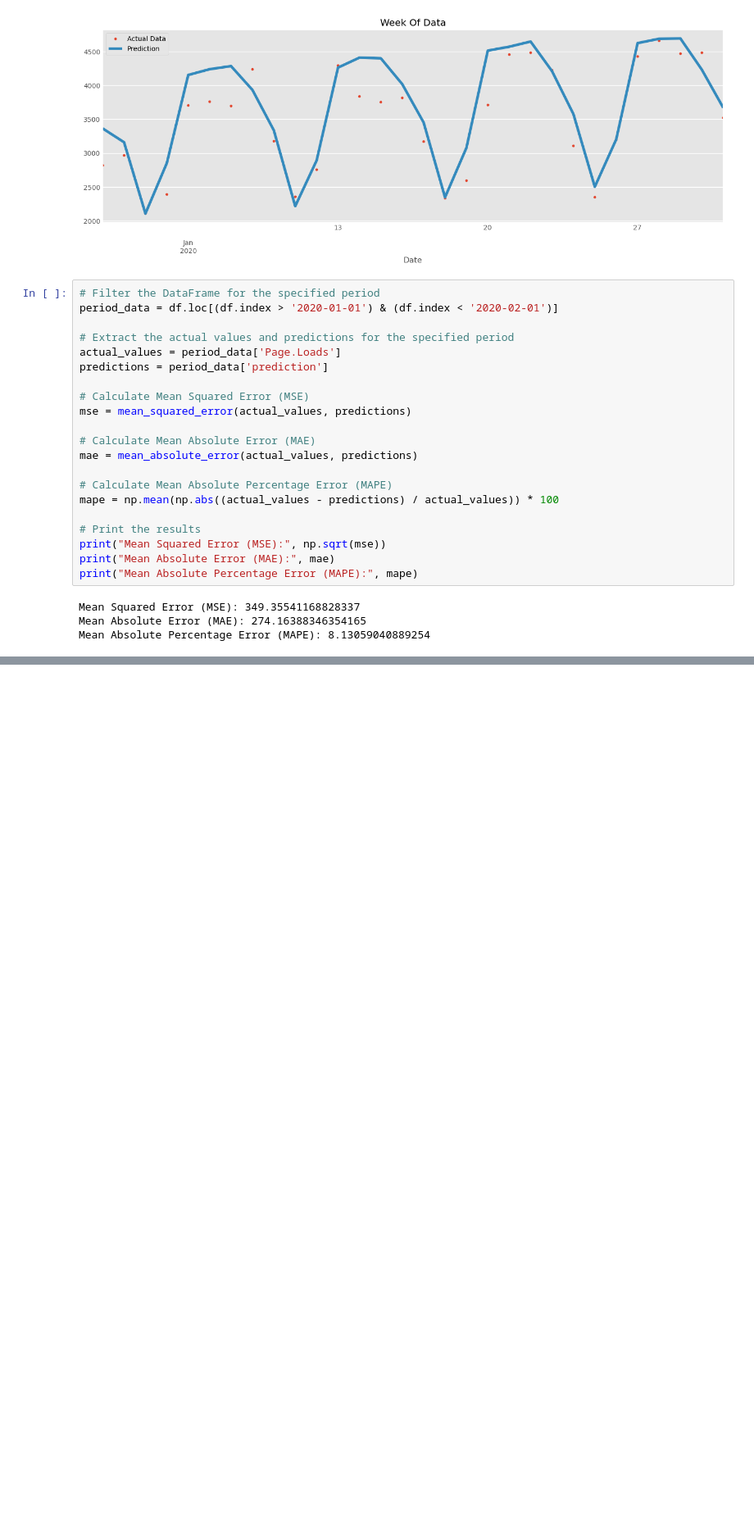
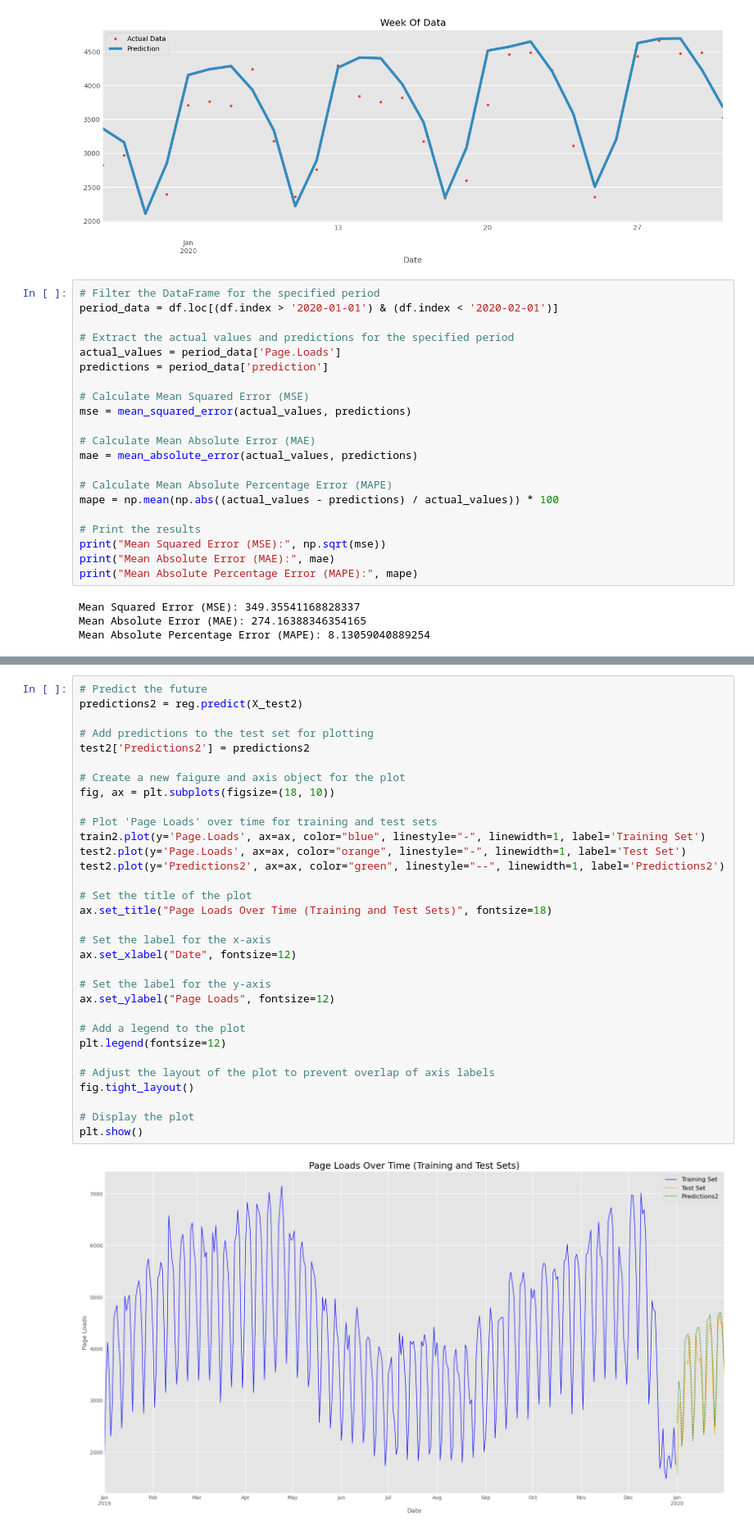
Before and after one commit to sebgro98/traffic-prediction, a Jupyter notebook: XGBoost.ipynb, the cells around one changed output, grey strips where cells are left out. Shown at 82% size. Saved outputs shown, nothing was run; the diff lists cells and outputs as text; blank space fills up the shorter version.

```diff
--- a/XGBoost.ipynb
+++ b/XGBoost.ipynb
@@ -260,0 +320,34 @@ Mean Absolute Percentage Error (MAPE): 8.13059040889254
+# %%
+# Predict the future
+predictions2 = reg.predict(X_test2)
+
+# Add predictions to the test set for plotting
+test2['Predictions2'] = predictions2
+
+# Create a new faigure and axis object for the plot
+fig, ax = plt.subplots(figsize=(18, 10))
+
+# Plot 'Page Loads' over time for training and test sets
+train2.plot(y='Page.Loads', ax=ax, color="blue", linestyle="-", linewidth=1, label='Training Set')
+test2.plot(y='Page.Loads', ax=ax, color="orange", linestyle="-", linewidth=1, label='Test Set')
+test2.plot(y='Predictions2', ax=ax, color="green", linestyle="--", linewidth=1, label='Predictions2')
+
+# Set the title of the plot
+ax.set_title("Page Loads Over Time (Training and Test Sets)", fontsize=18)
+
+# Set the label for the x-axis
+ax.set_xlabel("Date", fontsize=12)
+
+# Set the label for the y-axis
+ax.set_ylabel("Page Loads", fontsize=12)
+
+# Add a legend to the plot
+plt.legend(fontsize=12)
+
+# Adjust the layout of the plot to prevent overlap of axis labels
+fig.tight_layout()
+
+# Display the plot
+plt.show()
+# %% [output]
+[figure, added]
```
Also changed, not shown: parts of 24 cells of this notebook.
